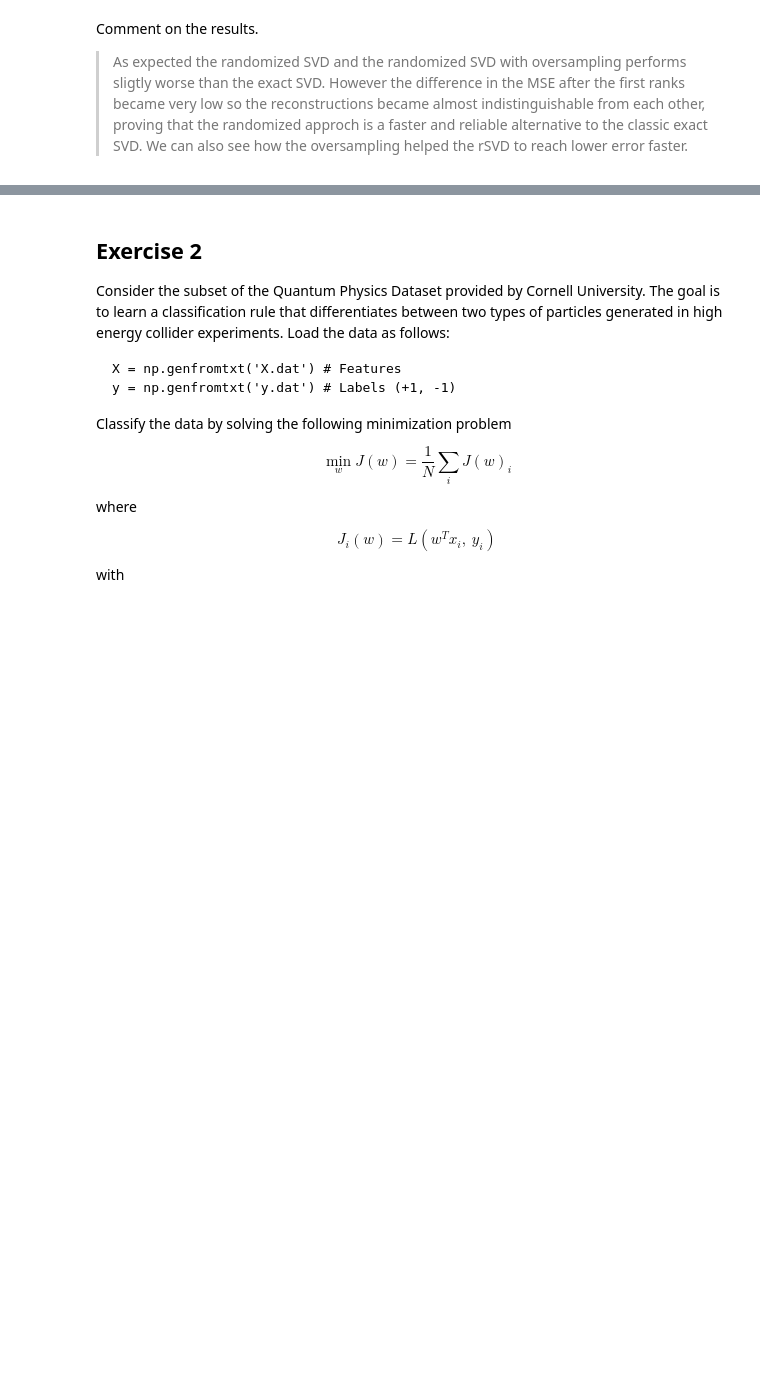
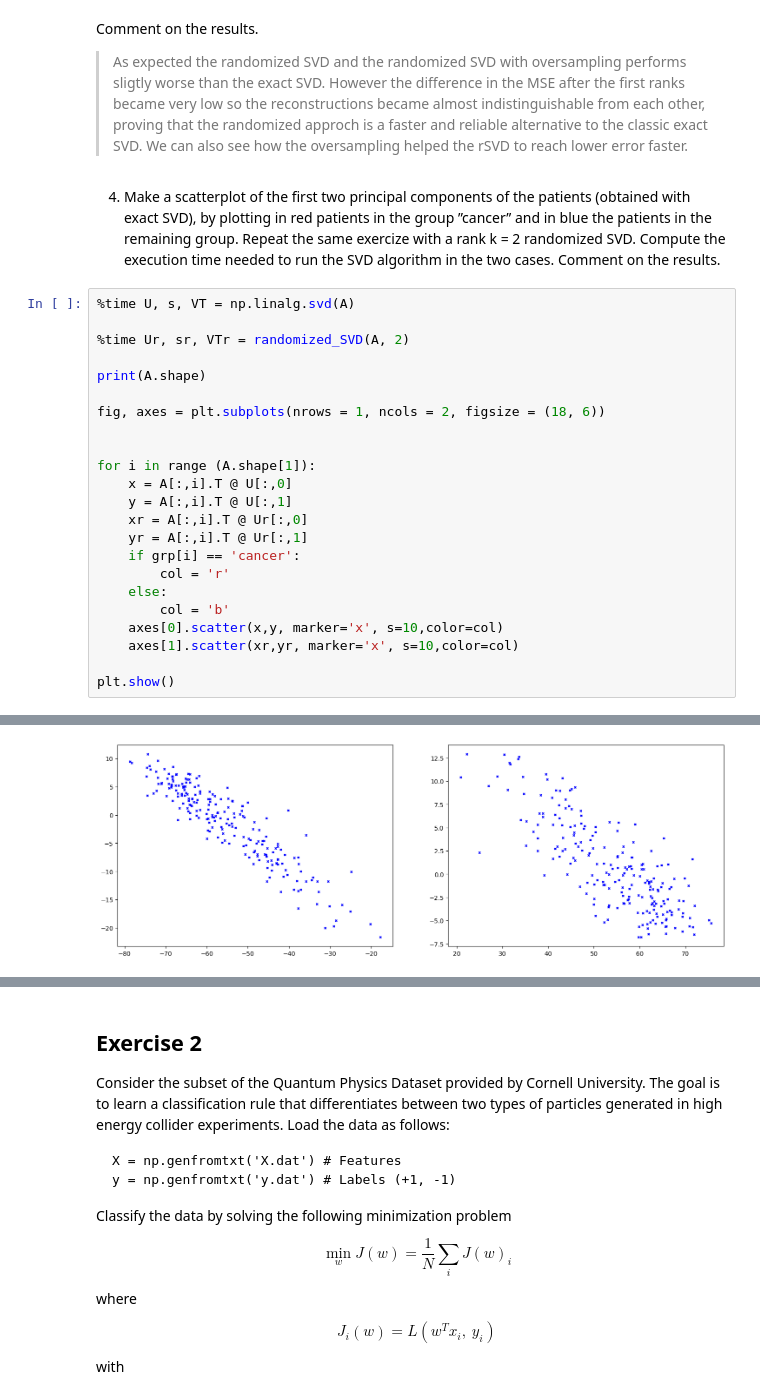
Before and after one commit to andreac01/NAML, a Jupyter notebook: pastExams/2023-01-20/2023-01-20_exam.ipynb, the cells around one changed output, grey strips where cells are left out. Drawn from its saved outputs; the diff is of its cells as text; blank space fills up the shorter version.

```diff
--- a/pastExams/2023-01-20/2023-01-20_exam.ipynb
+++ b/pastExams/2023-01-20/2023-01-20_exam.ipynb
@@ -168,3 +168,32 @@ Comment on the results.
 
 > As expected the randomized SVD and the randomized SVD with oversampling performs sligtly worse than the exact SVD. However the difference in the MSE after the first ranks became very low so the reconstructions became almost indistinguishable from each other, proving that the randomized approch is a faster and reliable alternative to the classic exact SVD.
 > We can also see how the oversampling helped the rSVD to reach lower error faster.
+# %% [markdown]
+4. Make a scatterplot of the first two principal components of the patients (obtained with exact SVD), by
+plotting in red patients in the group ”cancer” and in blue the patients in the remaining group. Repeat
+the same exercize with a rank k = 2 randomized SVD. Compute the execution time needed to run the
+SVD algorithm in the two cases. Comment on the results.
+# %%
+%time U, s, VT = np.linalg.svd(A)
+
+%time Ur, sr, VTr = randomized_SVD(A, 2)
+
+print(A.shape)
+
+fig, axes = plt.subplots(nrows = 1, ncols = 2, figsize = (18, 6))
+
+
+for i in range (A.shape[1]):
+    x = A[:,i].T @ U[:,0]
+    y = A[:,i].T @ U[:,1]
+    xr = A[:,i].T @ Ur[:,0]
+    yr = A[:,i].T @ Ur[:,1]
+    if grp[i] == 'cancer':
+        col = 'r'
+    else:
+        col = 'b'
+    axes[0].scatter(x,y, marker='x', s=10,color=col)
+    axes[1].scatter(xr,yr, marker='x', s=10,color=col)
+
+plt.show()
+# %% [output]
@@ -170,0 +205 @@ Comment on the results.
+[figure, added]
```
Also changed, not shown: parts of 7 cells of this notebook.
